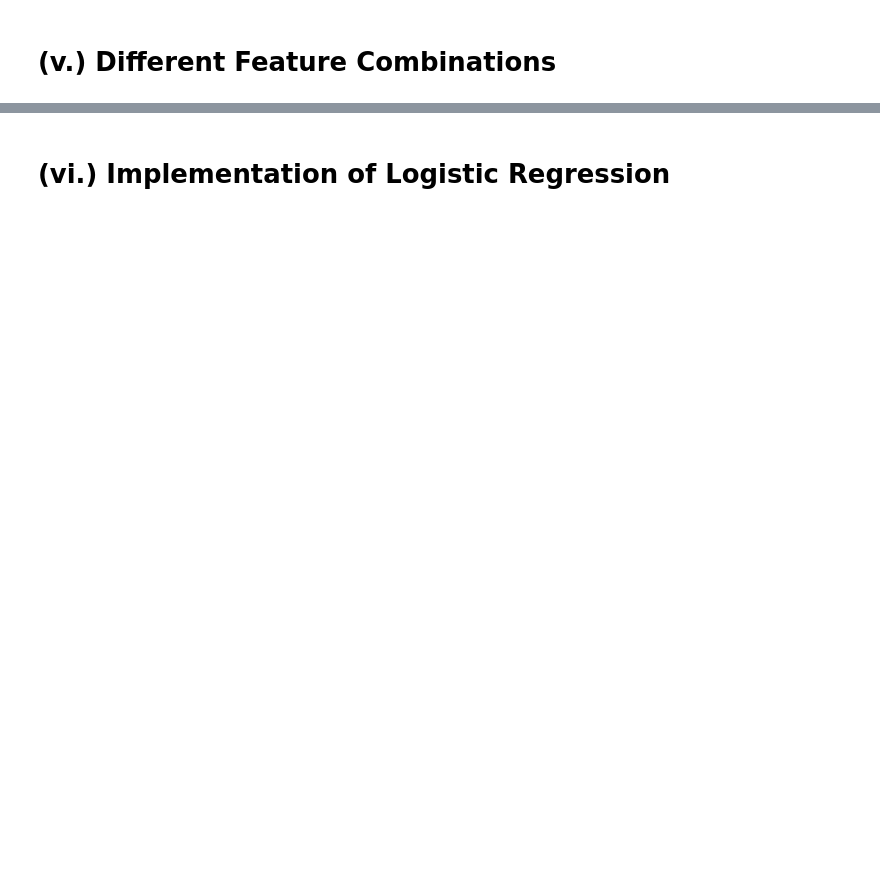
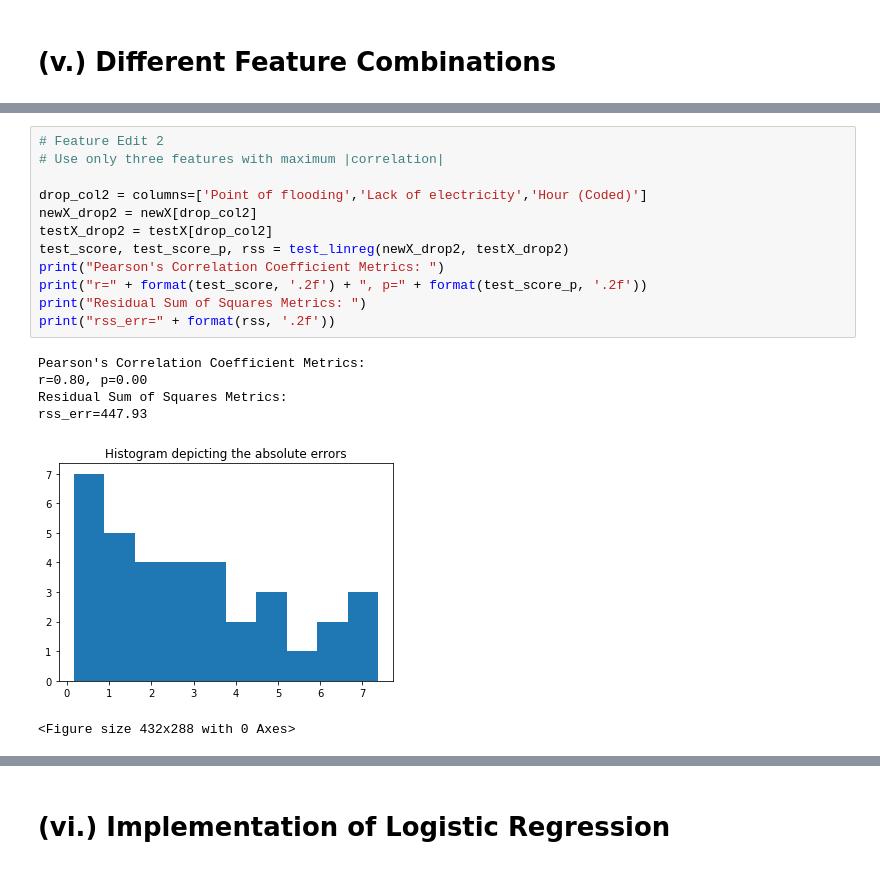
Before and after one commit to aditi-96/CSCE633_Machine-Learning, a Jupyter notebook: hw2_Prediction-of-Urban-Traffic/hw2_csce633.ipynb, the cells around one changed output, grey strips where cells are left out. Saved outputs shown, nothing was run; the diff lists cells and outputs as text; blank space fills up the shorter version.

```diff
--- a/hw2_Prediction-of-Urban-Traffic/hw2_csce633.ipynb
+++ b/hw2_Prediction-of-Urban-Traffic/hw2_csce633.ipynb
@@ -127,0 +174,19 @@ rss_err=501.86
+# %%
+# Feature Edit 2
+# Use only three features with maximum |correlation|
+
+drop_col2 = columns=['Point of flooding','Lack of electricity','Hour (Coded)']
+newX_drop2 = newX[drop_col2]
+testX_drop2 = testX[drop_col2]
+test_score, test_score_p, rss = test_linreg(newX_drop2, testX_drop2)
+print("Pearson's Correlation Coefficient Metrics: ")
+print("r=" + format(test_score, '.2f') + ", p=" + format(test_score_p, '.2f'))
+print("Residual Sum of Squares Metrics: ")
+print("rss_err=" + format(rss, '.2f'))
+# %% [output]
+Pearson's Correlation Coefficient Metrics:
+r=0.80, p=0.00
+Residual Sum of Squares Metrics:
+rss_err=447.93
+[figure, added]
+<Figure size 432x288 with 0 Axes>
```
Also changed, not shown: parts of 20 cells of this notebook, 1 other file.
